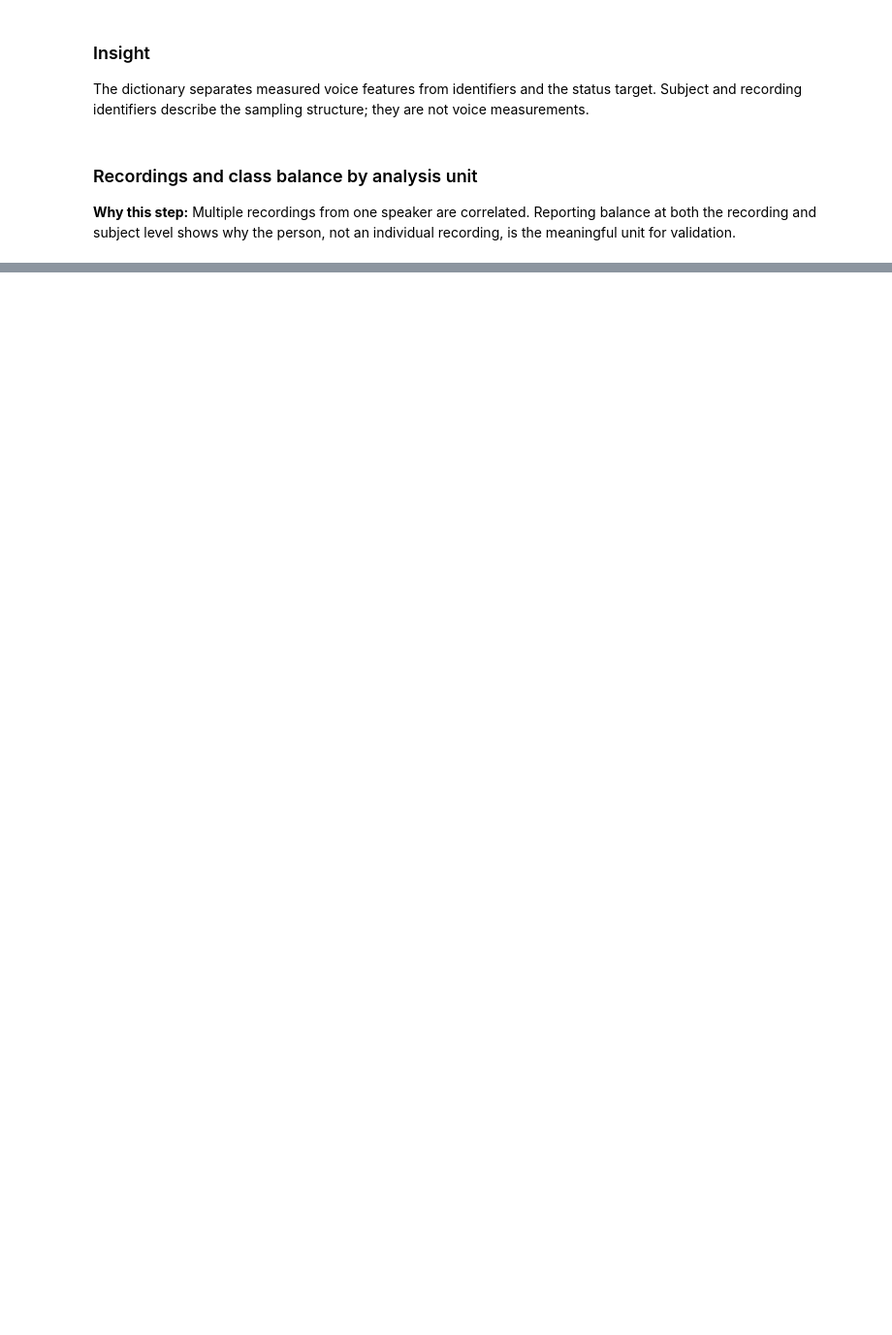
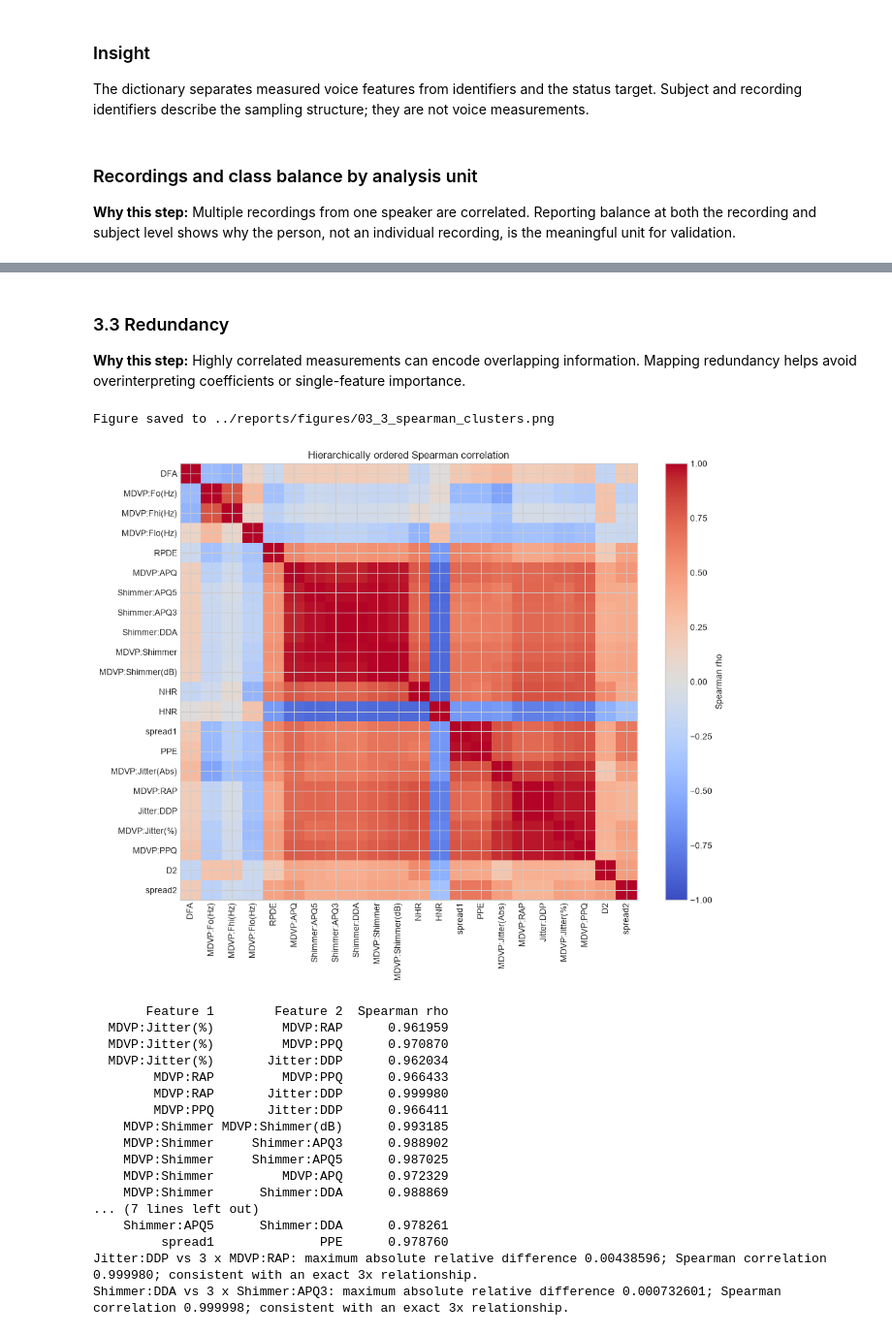
Before and after one commit to aayaan-khan/parkinsons-detection, a Jupyter notebook: notebooks/Parkinsons_Disease_Detection.ipynb, the cells around one changed output, grey strips where cells are left out. Shown at 97% size. Drawn from its saved outputs; the diff is of its cells as text; code cells hidden in the pictures; blank space fills up the shorter version.

```diff
--- a/notebooks/Parkinsons_Disease_Detection.ipynb
+++ b/notebooks/Parkinsons_Disease_Detection.ipynb
@@ -604,0 +837,80 @@ Accuracy alone can conceal missed healthy subjects or the repeated-recording str
+# %% [markdown]
+### 3.3 Redundancy
+
+**Why this step:** Highly correlated measurements can encode overlapping information. Mapping redundancy helps avoid overinterpreting coefficients or single-feature importance.
+# %%
+# Cluster features by absolute Spearman association, so inverse relationships are also grouped.
+spearman_matrix = oxford[feature_columns].corr(method="spearman")
+correlation_distance = 1.0 - np.abs(spearman_matrix.to_numpy())
+np.fill_diagonal(correlation_distance, 0.0)
+from scipy.cluster.hierarchy import leaves_list, linkage
+from scipy.spatial.distance import squareform
+
+condensed_distance = squareform(correlation_distance, checks=False)
+cluster_tree = linkage(condensed_distance, method="average")
+cluster_order = leaves_list(cluster_tree)
+ordered_features = [feature_columns[index] for index in cluster_order]
+ordered_corr = spearman_matrix.loc[ordered_features, ordered_features]
+fig_corr, ax_corr = plt.subplots(figsize=(11, 9))
+image = ax_corr.imshow(ordered_corr, vmin=-1, vmax=1, cmap="coolwarm", aspect="auto")
+ax_corr.set_xticks(range(len(ordered_features)), ordered_features, rotation=90)
+ax_corr.set_yticks(range(len(ordered_features)), ordered_features)
+ax_corr.set_title("Hierarchically ordered Spearman correlation")
+fig_corr.colorbar(image, ax=ax_corr, label="Spearman rho")
+fig_corr.tight_layout()
+save_fig(fig_corr, "03_3_spearman_clusters")
+plt.show()
+
+# List each unique feature pair whose absolute rank correlation meets the threshold.
+pair_rows = []
+for left_index, left_feature in enumerate(feature_columns):
+    for right_feature in feature_columns[left_index + 1:]:
+        rho = float(spearman_matrix.loc[left_feature, right_feature])
+        if abs(rho) >= 0.95:
+            pair_rows.append({"Feature 1": left_feature, "Feature 2": right_feature, "Spearman rho": rho})
+high_correlation_pairs = pd.DataFrame(pair_rows, columns=["Feature 1", "Feature 2", "Spearman rho"])
+display(high_correlation_pairs)
+
+# Check the expected algebraic relationships and report both relative error and rank correlation.
+def check_three_x_relationship(target_column, base_column):
+    expected_values = 3.0 * oxford[base_column].to_numpy(dtype=float)
+    observed_values = oxford[target_column].to_numpy(dtype=float)
+    denominator = np.abs(expected_values)
+    relative_difference = np.divide(
+        np.abs(observed_values - expected_values), denominator,
+        out=np.zeros_like(denominator), where=denominator > 0,
+    )
+    max_relative_difference = float(relative_difference.max())
+    rho = float(spearman_matrix.loc[target_column, base_column])
+    conclusion = (
+        "consistent with an exact 3x relationship"
+        if max_relative_difference < 0.01
+        else "not an exact 3x multiple"
+    )
+    print(
+        f"{target_column} vs 3 x {base_column}: maximum absolute relative difference "
+        f"{max_relative_difference:.6g}; Spearman correlation {rho:.6f}; {conclusion}."
+    )
+
+check_three_x_relationship("Jitter:DDP", "MDVP:RAP")
+check_three_x_relationship("Shimmer:DDA", "Shimmer:APQ3")
+# %% [output]
+Figure saved to ../reports/figures/03_3_spearman_clusters.png
+[figure, added]
+       Feature 1        Feature 2  Spearman rho
+  MDVP:Jitter(%)         MDVP:RAP      0.961959
+  MDVP:Jitter(%)         MDVP:PPQ      0.970870
+  MDVP:Jitter(%)       Jitter:DDP      0.962034
+        MDVP:RAP         MDVP:PPQ      0.966433
+        MDVP:RAP       Jitter:DDP      0.999980
+        MDVP:PPQ       Jitter:DDP      0.966411
+    MDVP:Shimmer MDVP:Shimmer(dB)      0.993185
+    MDVP:Shimmer     Shimmer:APQ3      0.988902
+    MDVP:Shimmer     Shimmer:APQ5      0.987025
+    MDVP:Shimmer         MDVP:APQ      0.972329
+    MDVP:Shimmer      Shimmer:DDA      0.988869
+... (7 lines left out)
+    Shimmer:APQ5      Shimmer:DDA      0.978261
+         spread1              PPE      0.978760
+Jitter:DDP vs 3 x MDVP:RAP: maximum absolute relative difference 0.00438596; Spearman correlation 0.999980; consistent with an exact 3x relationship.
+Shimmer:DDA vs 3 x Shimmer:APQ3: maximum absolute relative difference 0.000732601; Spearman correlation 0.999998; consistent with an exact 3x relationship.
```
Also changed, not shown: parts of 22 cells of this notebook.
